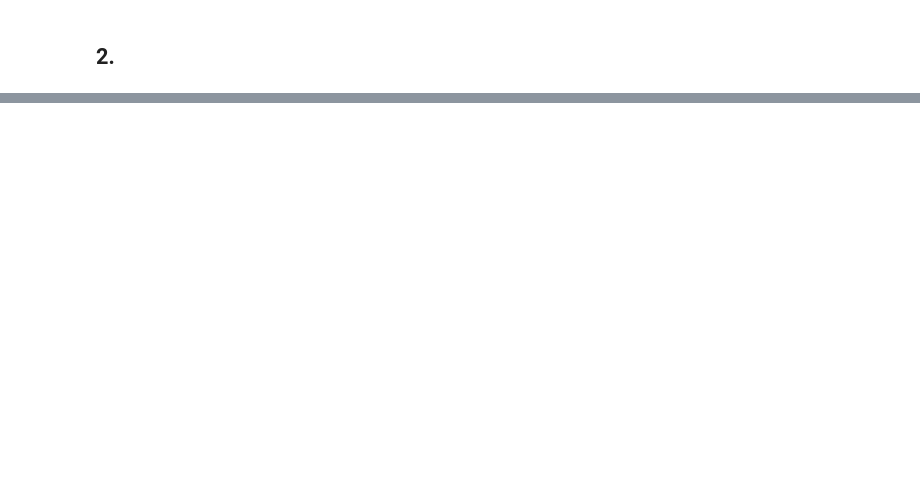
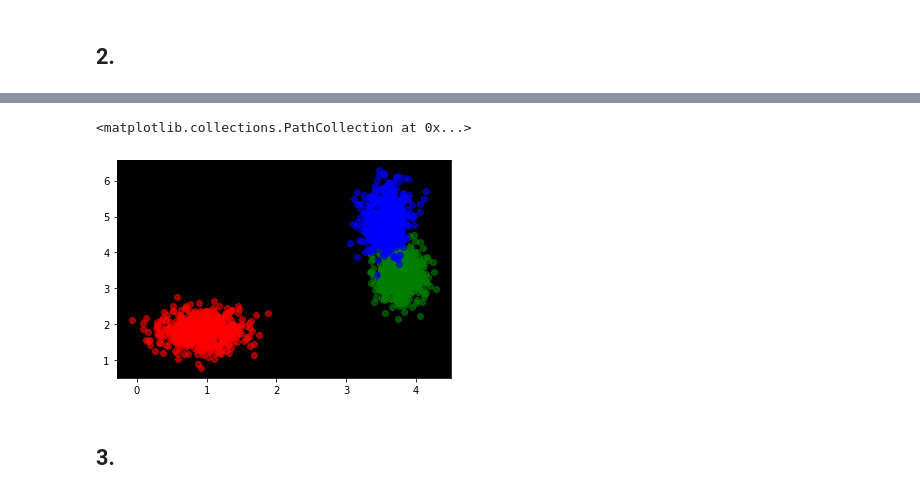
Before and after one commit to maxhoeth/LaboratoryOfComputationalPhysics_Y4, a Jupyter notebook: ex_06_maxhoeth.ipynb, the cells around one changed output, grey strips where cells are left out. Cells and saved outputs as stored; diff of their text form; code cells hidden in the pictures; blank space fills up the shorter version.

```diff
--- a/ex_06_maxhoeth.ipynb
+++ b/ex_06_maxhoeth.ipynb
@@ -71,2 +58,13 @@ print(np.sum(a)*abs(b[4]-b[5]))
 # %% [markdown]
 ## 2.
+# %%
+def d2_data(mean, std, size):
+    return np.array([np.random.normal(mean, std, size), np.random.normal(mean, std, size)])
+
+x1 = d2_data(0, 1, 500)
+x2 = d2_data(2, 0.5, 500)
+x3 = d2_data(-2, 0.2, 500)
+
+plt.scatter(x1[0], x1[1], color='r', alpha=0.6)
+plt.scatter(x2[0], x2[1], color='g', alpha=0.6)
+plt.scatter(x3[0], x3[1], color='b', alpha=0.6)
@@ -72,0 +74,18 @@ print(np.sum(a)*abs(b[4]-b[5]))
+# %%
+# mean and std random in intervall from 0 to mean/std
+
+def d2_data(mean, std, size):
+    return np.array([np.random.normal(np.random.uniform(0, mean), np.random.uniform(0, std), size), np.random.normal(np.random.uniform(0, mean), np.random.uniform(0, std), size)])
+
+x1 = d2_data(5, 0.7, 500)
+x2 = d2_data(5, 0.7, 500)
+x3 = d2_data(5, 0.7, 500)
+
+plt.scatter(x1[0], x1[1], color='r', alpha=0.6)
+plt.scatter(x2[0], x2[1], color='g', alpha=0.6)
+plt.scatter(x3[0], x3[1], color='b', alpha=0.6)
+# %% [output]
+<matplotlib.collections.PathCollection at 0x...>
+[figure, added]
+# %% [markdown]
+## 3.
```
Also changed, not shown: parts of 18 cells of this notebook.
